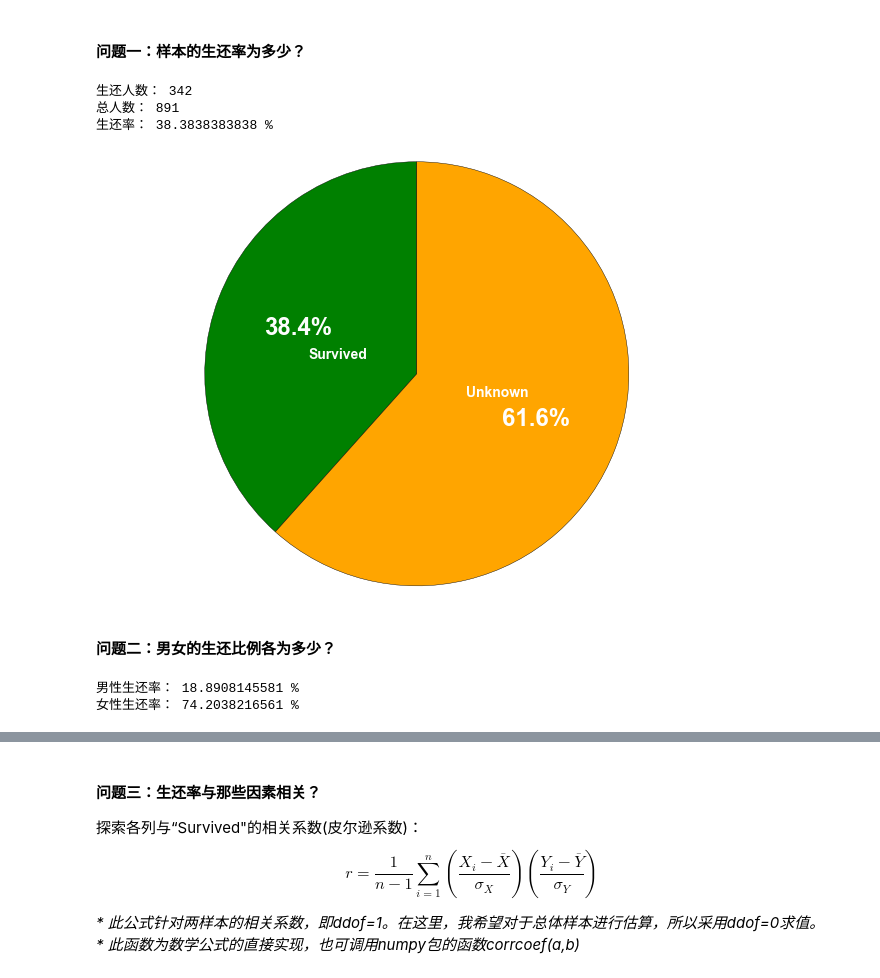
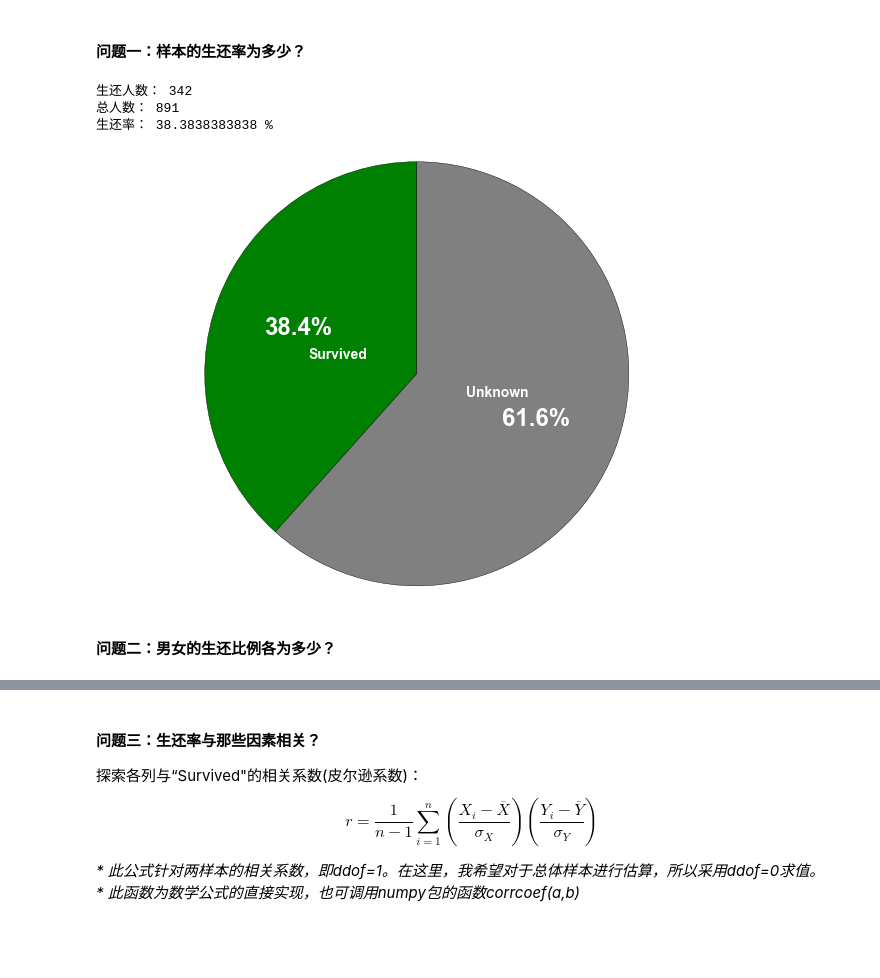
Before and after one commit to deCHN/DA-P2, a Jupyter notebook: titanic_data_explore.ipynb, the cells around one changed output, grey strips where cells are left out. Cells and saved outputs as stored; diff of their text form; code cells hidden in the pictures; blank space fills up the shorter version.

Commit message:
improve all-in-one chart

```diff
--- a/titanic_data_explore.ipynb
+++ b/titanic_data_explore.ipynb
@@ -125,32 +125,24 @@ the definitions do not support such relations.
 # %%
 print '生还人数：', df.Survived.sum()
 print '总人数：', len(df)
 print '生还率：', df.Survived.mean() * 100, '%'
 
 a = len(df[df.Survived==1])
 b = len(df[df.Survived==0])
 
 plt.pie([a,b],
         labels=['Survived', 'Unknown'],
         labeldistance=0.25,
-        colors=['green', 'orange'],
+        colors=['green', 'grey'],
         autopct='%1.1f%%',
         startangle=90,
         textprops={'weight': 'bold', 'color': 'white', 'fontsize':'x-large'})
 plt.axis('equal')
 plt.show()
 # %% [output]
 生还人数： 342
 总人数： 891
 生还率： 38.3838383838 %
-[figure, old version]
+[figure, new version]
 # %% [markdown]
 #### 问题二：男女的生还比例各为多少？
-# %%
-male = df[df.Sex=='male']
-female = df[df.Sex=='female']
-print '男性生还率：', male.Survived.sum() / float(len(male)) * 100, '%'
-print '女性生还率：', female.Survived.sum() / float(len(female)) * 100, '%'
-# %% [output]
-男性生还率： 18.8908145581 %
-女性生还率： 74.2038216561 %
```
Also changed, not shown: parts of 7 cells of this notebook.
